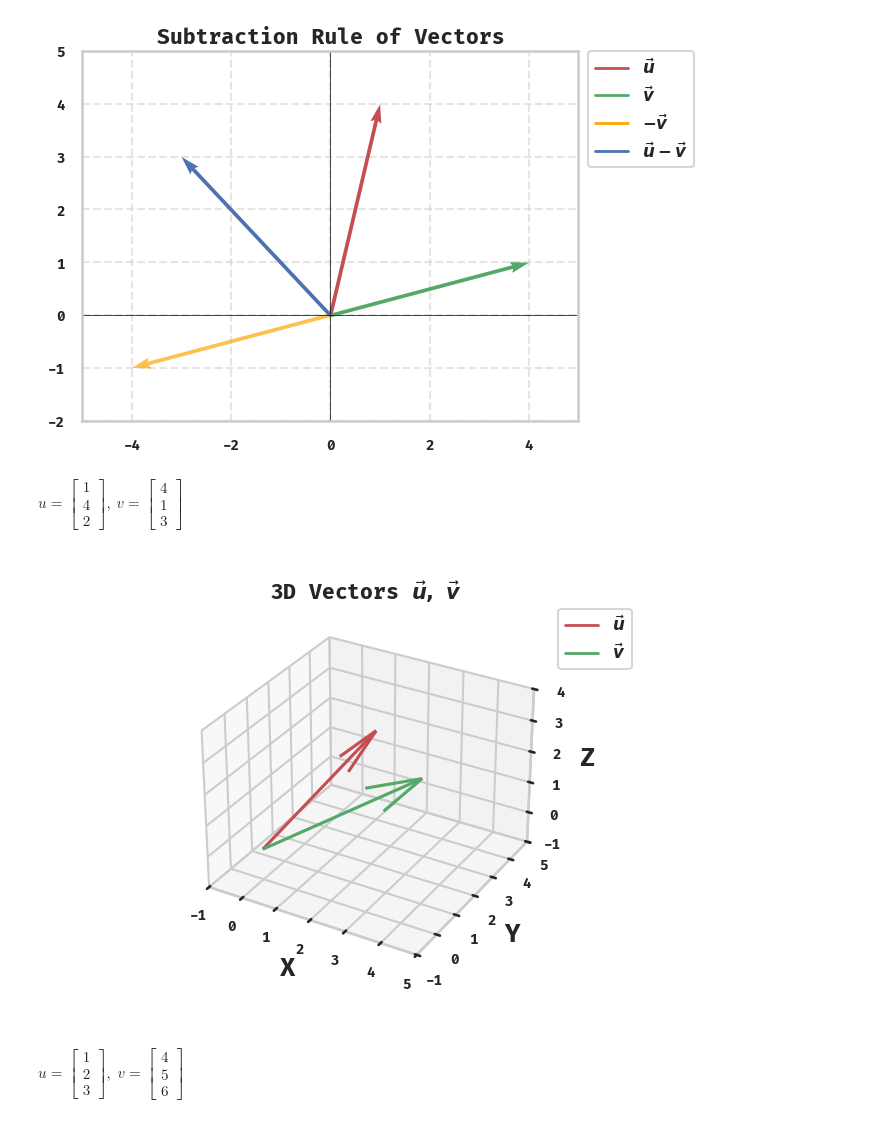
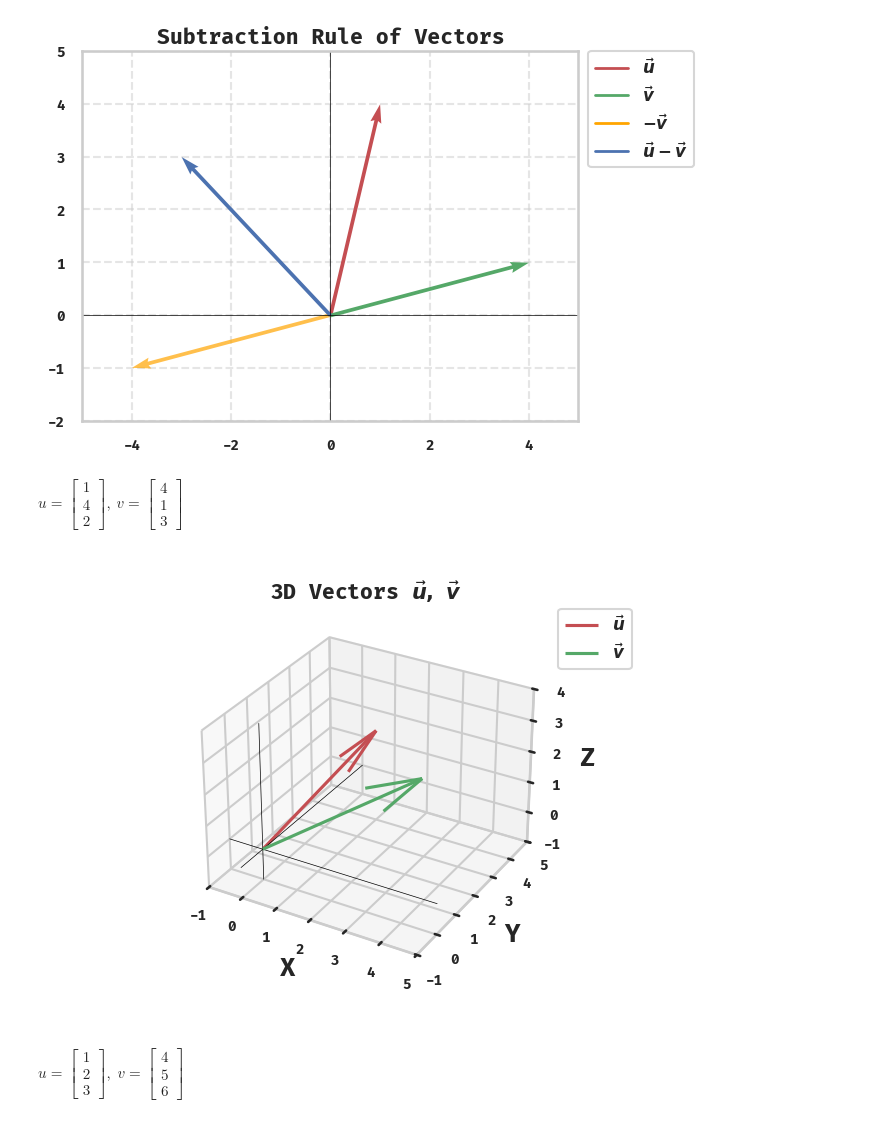
Before and after one commit to FullStackAnalyst/Mathematics-Statistics-for-AI-Data-Engineering, a Jupyter notebook: Index.ipynb, the cells around one changed output. Saved outputs shown, nothing was run; the diff lists cells and outputs as text; code cells hidden in the pictures.

```diff
--- a/Index.ipynb
+++ b/Index.ipynb
@@ -398,49 +398,49 @@ $\displaystyle u = \left[\begin{matrix}1\\4\end{matrix}\right],\ v = \left[\begi
 
 import matplotlib.pyplot as plt
 from sympy import Matrix, latex
 from IPython.display import display, Math
 
 # Vectors
 o = Matrix([0, 0, 0])
 u = Matrix([1, 4, 2])
 v = Matrix([4, 1, 3])
 
-# Display symbolic math (only u and v)
+# Display symbolic math
 display(Math("u = " + latex(u) + ",\\ v = " + latex(v)))
 
-# Figure
+# Figure + Axes
 fig = plt.figure()
 ax = fig.add_subplot(projection='3d')
 
-# Plot vectors
-ax.quiver(*o, *u, color='r')
-ax.quiver(*o, *v, color='g')
+# Plot vectors (loop for clean reuse)
+for vec, color, label in [(u, "r", r"$\vec{u}$"), (v, "g", r"$\vec{v}$")]:
+    ax.quiver(*o, *vec, color=color, label=label)
 
 # Auto limits
 x_min, x_max, y_min, y_max, z_min, z_max = get_axis_limits(o, u, v, padding=1.0)
-ax.set_xlim(x_min, x_max)
-ax.set_ylim(y_min, y_max)
-ax.set_zlim(z_min, z_max)
+ax.set(xlim=(x_min, x_max), ylim=(y_min, y_max), zlim=(z_min, z_max))
 
-# Labels
+# Origin axes lines
+ax.plot([x_min, x_max], [0, 0], [0, 0], color="black", linewidth=0.5)
+ax.plot([0, 0], [y_min, y_max], [0, 0], color="black", linewidth=0.5)
+ax.plot([0, 0], [0, 0], [z_min, z_max], color="black", linewidth=0.5)
+
+# Labels + ticks
 ax.set_xlabel('X', fontweight="bold")
 ax.set_ylabel('Y', fontweight="bold")
 ax.set_zlabel('Z', fontweight="bold")
 ax.tick_params(labelsize=10)
 
-# Legend
-handles = [
-    plt.Line2D([0], [0], color="r", lw=2, label=r"$\vec{u}$"),
-    plt.Line2D([0], [0], color="g", lw=2, label=r"$\vec{v}$"),
-]
-ax.legend(handles=handles, prop={"size": 12}, loc="upper left", bbox_to_anchor=(1.02, 1), borderaxespad=0, frameon=True)
+# Legend (auto from labels)
+ax.legend(prop={"size": 12}, loc="upper left", bbox_to_anchor=(1.02, 1), borderaxespad=0, frameon=True)
 
+# Title
 ax.set_title(r"3D Vectors $\vec{u},\ \vec{v}$", fontsize=15, fontweight="bold")
 
 plt.show()
 # %% [output]
 $\displaystyle u = \left[\begin{matrix}1\\4\\2\end{matrix}\right],\ v = \left[\begin{matrix}4\\1\\3\end{matrix}\right]$
-[figure, old version]
+[figure, new version]
 # %%
 # from sympy import Matrix, latex
 # from IPython.display import display, Math
```
